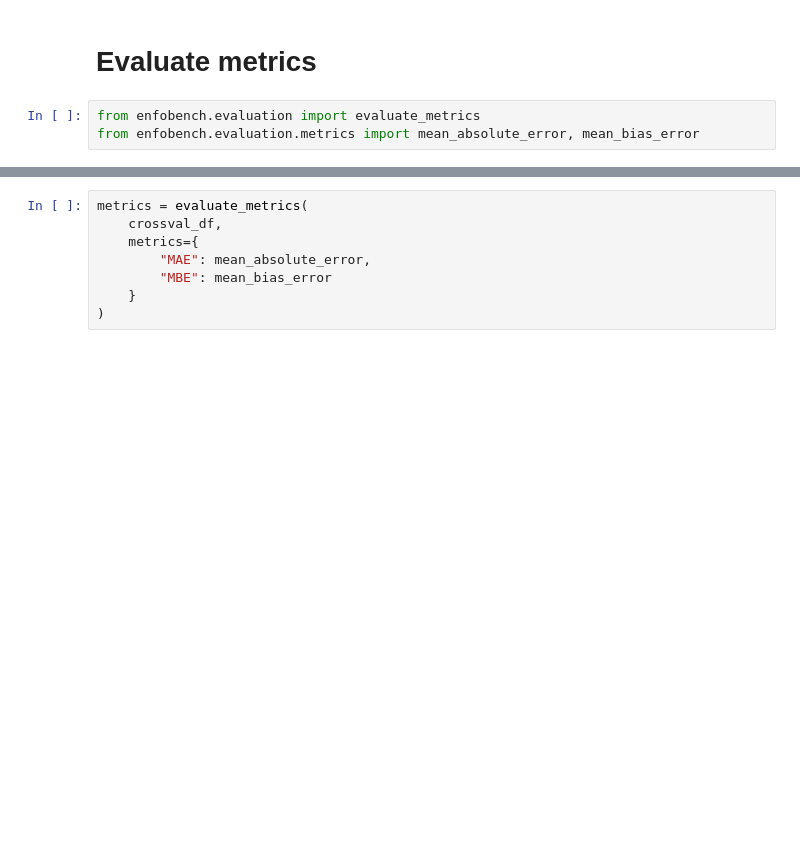
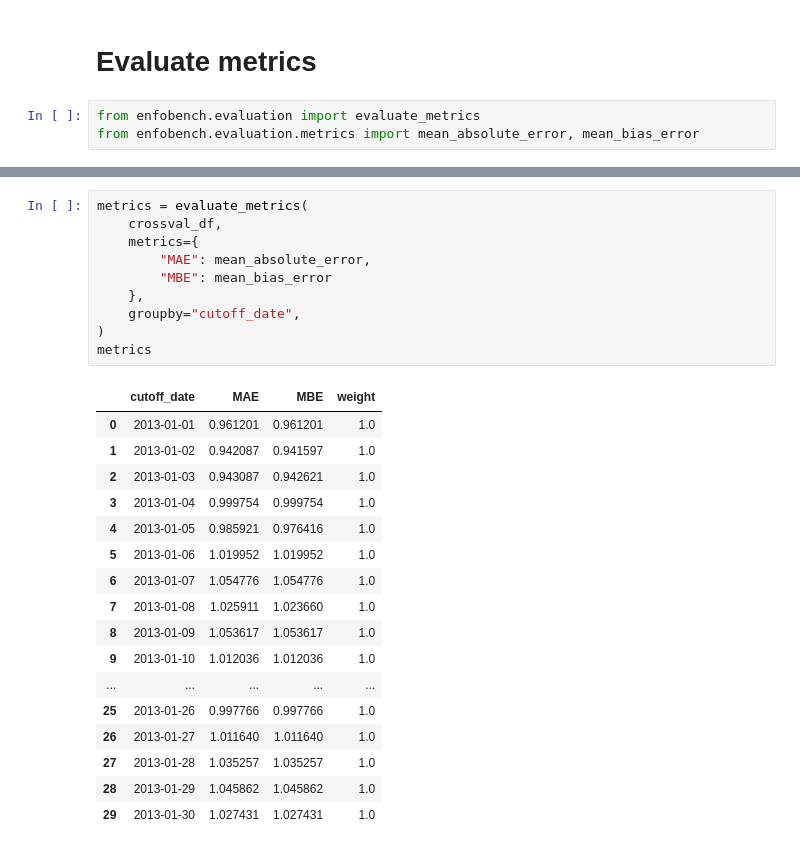
Before and after one commit to attila-balint-kul/energy-forecast-benchmark-examples, a Jupyter notebook: notebooks/01. Univariate.ipynb, the cells around one changed output, grey strips where cells are left out. Drawn from its saved outputs; the diff is of its cells as text; blank space fills up the shorter version.

```diff
--- a/notebooks/01. Univariate.ipynb
+++ b/notebooks/01. Univariate.ipynb
@@ -118,9 +129,29 @@ from enfobench.evaluation.metrics import mean_absolute_error, mean_bias_error
 # %%
 metrics = evaluate_metrics(
     crossval_df,
     metrics={
         "MAE": mean_absolute_error,
         "MBE": mean_bias_error
-    }
+    },
+    groupby="cutoff_date",
 )
+metrics
+# %% [output]
+|  | cutoff_date | MAE | MBE | weight |
+| 0 | 2013-01-01 | 0.961201 | 0.961201 | 1.0 |
+| 1 | 2013-01-02 | 0.942087 | 0.941597 | 1.0 |
+| 2 | 2013-01-03 | 0.943087 | 0.942621 | 1.0 |
+| 3 | 2013-01-04 | 0.999754 | 0.999754 | 1.0 |
+| 4 | 2013-01-05 | 0.985921 | 0.976416 | 1.0 |
+| 5 | 2013-01-06 | 1.019952 | 1.019952 | 1.0 |
+| 6 | 2013-01-07 | 1.054776 | 1.054776 | 1.0 |
+| 7 | 2013-01-08 | 1.025911 | 1.023660 | 1.0 |
+| 8 | 2013-01-09 | 1.053617 | 1.053617 | 1.0 |
+| 9 | 2013-01-10 | 1.012036 | 1.012036 | 1.0 |
+| ... | ... | ... | ... | ... |
+| 25 | 2013-01-26 | 0.997766 | 0.997766 | 1.0 |
+| 26 | 2013-01-27 | 1.011640 | 1.011640 | 1.0 |
+| 27 | 2013-01-28 | 1.035257 | 1.035257 | 1.0 |
+| 28 | 2013-01-29 | 1.045862 | 1.045862 | 1.0 |
+| 29 | 2013-01-30 | 1.027431 | 1.027431 | 1.0 |
 # %%
```
Also changed, not shown: parts of 4 cells of this notebook, 5 other files.
